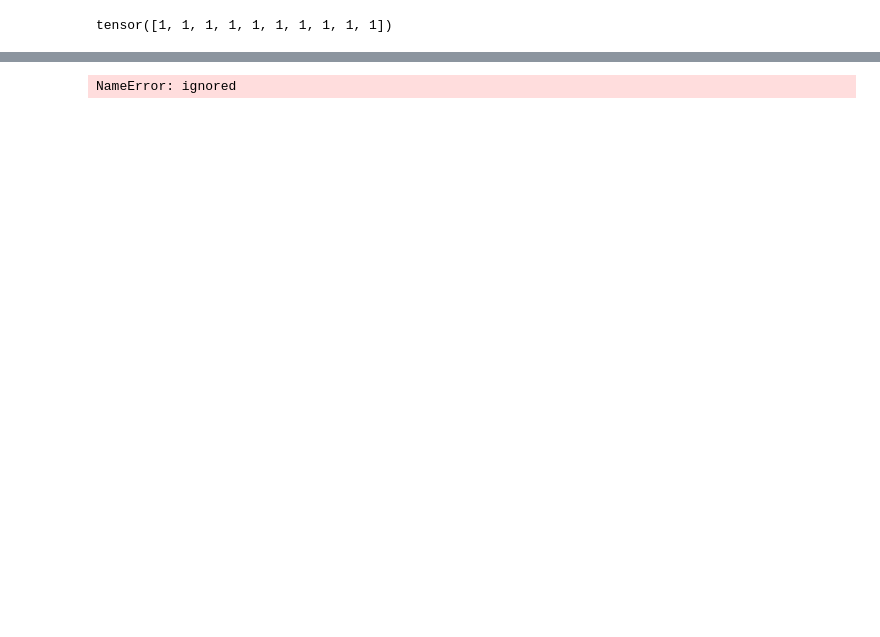
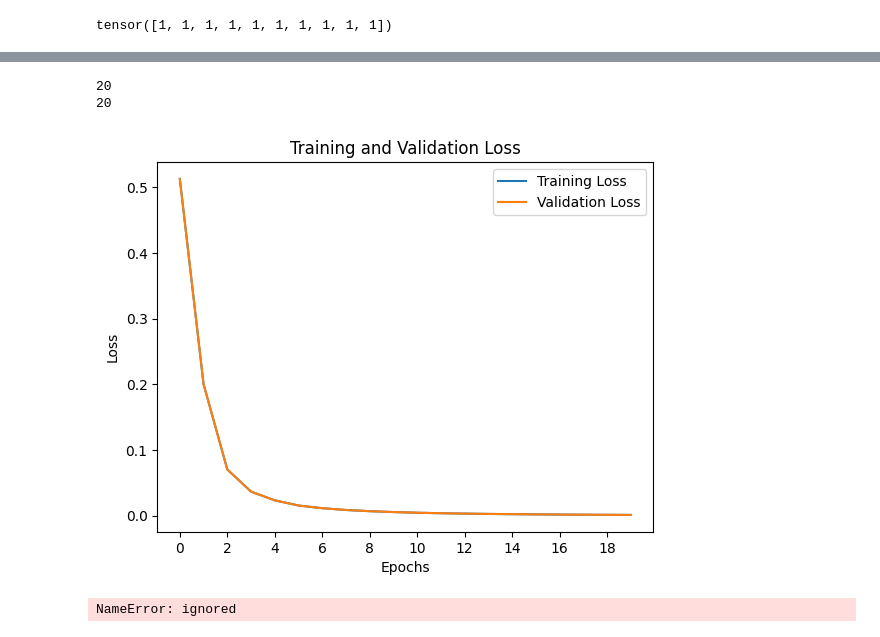
Before and after one commit to Wesley-Janson/transformers_for_human_vs_ai_text_identification, a Jupyter notebook: CNN.ipynb, the cells around one changed output, grey strips where cells are left out. Saved outputs shown, nothing was run; the diff lists cells and outputs as text; code cells hidden in the pictures; blank space fills up the shorter version.

```diff
--- a/CNN.ipynb
+++ b/CNN.ipynb
@@ -222,5 +159,7 @@ val_loader = DataLoader(train_both, batch_size=batch_size_var, shuffle=False, co
 trainSteps = len(train_loader.dataset) // batch_size_var
 valSteps = len(val_loader.dataset) // batch_size_var
 for i, batch in enumerate(train_loader):
-    print(i, batch)
+  a,b,c = batch
+  if len(a) != 10:
+      print(i, batch)
 # %% [output]
@@ -249,9 +179,9 @@ tensor([1, 1, 1, 1, 1, 1, 1, 1, 1, 1])
 # %%
 # Define Architecture
 
-class Net(Module):
+class CNN(Module):
     def __init__(self):
-        super(Net, self).__init__()
+        super(CNN, self).__init__()
 
         self.cnn_layers = Sequential(
             # Defining a 2D convolution layer
@@ -267,7 +197,7 @@ class Net(Module):
         )
 
         self.linear_layers = Sequential(
-            Linear(5, 10)
+            Linear(5, 1)
         )
 
     # Defining the forward pass
@@ -278,11 +208,11 @@ class Net(Module):
         return x
 # %%
 # defining the model
-model = Net()
+model = CNN()
 # defining the optimizer
-optimizer = Adam(model.parameters(), lr=0.07)
+optimizer = Adam(model.parameters(), lr=0.001)
 # defining the loss function
-criterion = CrossEntropyLoss()
+criterion = torch.nn.BCEWithLogitsLoss()
 # checking if GPU is available
 if torch.cuda.is_available():
     model = model.cuda()
@@ -405,3 +361,32 @@ tensor(8.7364e-06, grad_fn=<DivBackward0>)
+# %%
+from matplotlib.pylab import plt
+from numpy import arange
+
+# Load the training and validation loss dictionaries
+print(len(train_losses))
+print(len(val_losses))
+# Generate a sequence of integers to represent the epoch numbers
+epochs = range(0, EPOCHS)
+
+# Plot and label the training and validation loss values
+plt.plot(epochs, train_losses, label='Training Loss')
+plt.plot(epochs, val_losses, label='Validation Loss')
+
+# Add in a title and axes labels
+plt.title('Training and Validation Loss')
+plt.xlabel('Epochs')
+plt.ylabel('Loss')
+
+# Set the tick locations
+plt.xticks(arange(0, EPOCHS, 2))
+
+# Display the plot
+plt.legend(loc='best')
+plt.show()
+# %% [output]
+20
+20
+[figure, added]
 # %%
  # model.train()
     # tr_loss = 0
```
Also changed, not shown: parts of 8 cells of this notebook.
